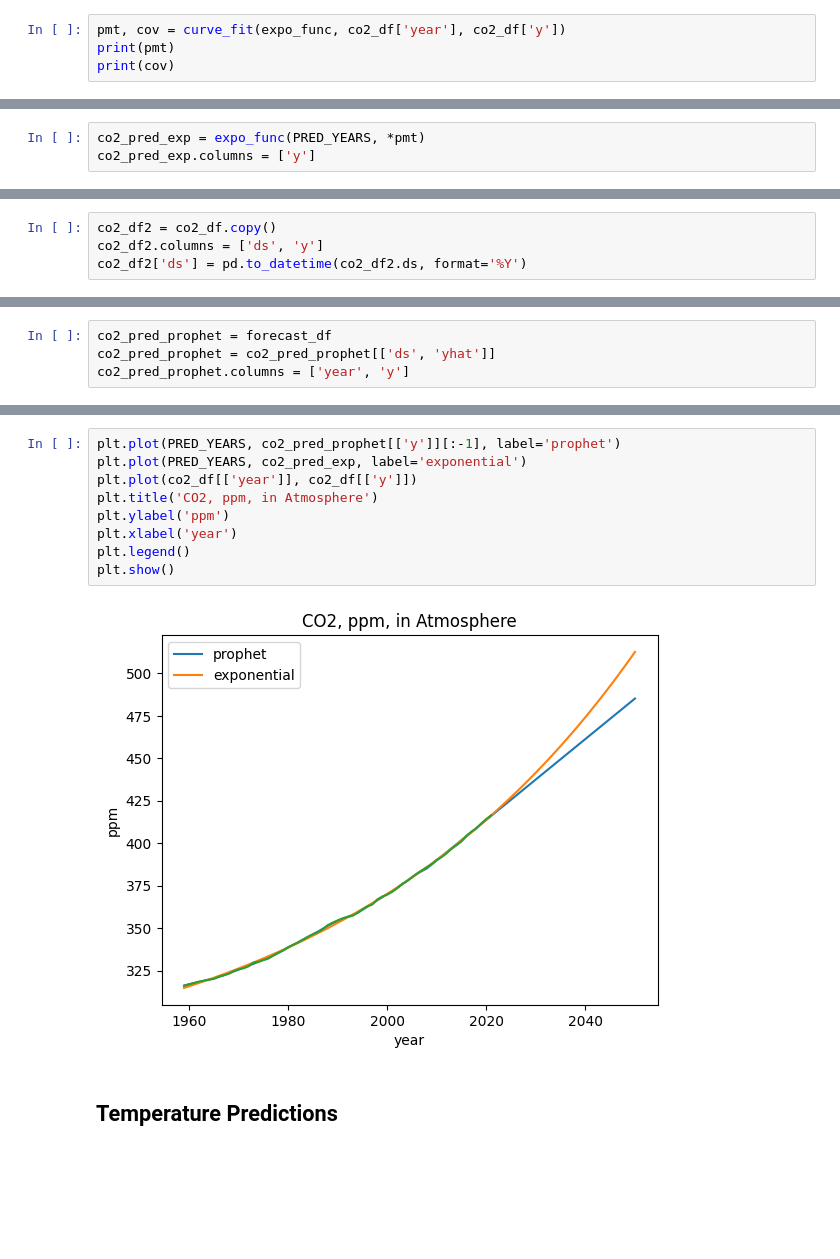
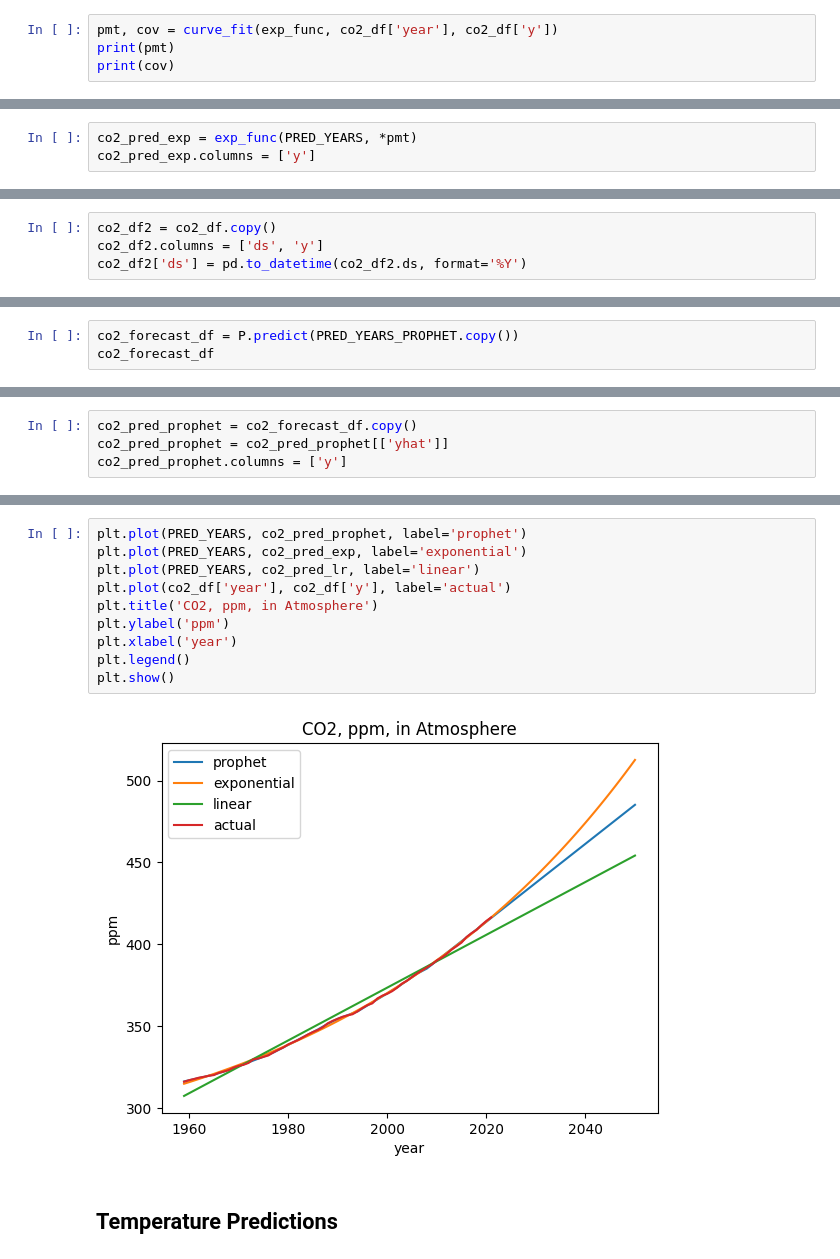
Before and after one commit to akioweh/The-HiMCM, a Jupyter notebook: py/main.ipynb, the cells around one changed output, grey strips where cells are left out. Cells and saved outputs as stored; diff of their text form; blank space fills up the shorter version.

Commit message:
more prediction models and cleanup

```diff
--- a/py/main.ipynb
+++ b/py/main.ipynb
@@ -172,5 +211,5 @@ def expo_func(x, a, b, c, d):
 # %%
-pmt, cov = curve_fit(expo_func, co2_df['year'], co2_df['y'])
+pmt, cov = curve_fit(exp_func, co2_df['year'], co2_df['y'])
 print(pmt)
 print(cov)
 # %% [output]
@@ -180,5 +219,5 @@ print(cov)
  [ 8.87805151e+07 -4.40165028e+10  7.51666866e+13 -4.17030800e+06]
  [-4.92518315e+00  2.44201642e+03 -4.17027068e+06  5.91488324e+00]]
 # %%
-co2_pred_exp = expo_func(PRED_YEARS, *pmt)
+co2_pred_exp = exp_func(PRED_YEARS, *pmt)
 co2_pred_exp.columns = ['y']
@@ -272,0 +264,3 @@ forecast_df
+# %%
+co2_forecast_df = P.predict(PRED_YEARS_PROPHET.copy())
+co2_forecast_df
@@ -279,7 +287,7 @@ fig2 = P.plot_components(forecast_df)
 # %%
-co2_pred_prophet = forecast_df
-co2_pred_prophet = co2_pred_prophet[['ds', 'yhat']]
-co2_pred_prophet.columns = ['year', 'y']
+co2_pred_prophet = co2_forecast_df.copy()
+co2_pred_prophet = co2_pred_prophet[['yhat']]
+co2_pred_prophet.columns = ['y']
 # %%
 bivariate_stats(co2_df['y'], co2_pred_prophet['y'])
 error_stats(co2_df['y'], co2_pred_prophet['y'][:63])
@@ -291,16 +300,17 @@ MSE: 0.10309700037217488
 MAE: 0.255074231747799
 MAPE: 0.0007003927564841805%
 # %%
-plt.plot(PRED_YEARS, co2_pred_prophet[['y']][:-1], label='prophet')
+plt.plot(PRED_YEARS, co2_pred_prophet, label='prophet')
 plt.plot(PRED_YEARS, co2_pred_exp, label='exponential')
-plt.plot(co2_df[['year']], co2_df[['y']])
+plt.plot(PRED_YEARS, co2_pred_lr, label='linear')
+plt.plot(co2_df['year'], co2_df['y'], label='actual')
 plt.title('CO2, ppm, in Atmosphere')
 plt.ylabel('ppm')
 plt.xlabel('year')
 plt.legend()
 plt.show()
 # %% [output]
-[figure, old version]
+[figure, new version]
 # %% [markdown]
 ## Temperature Predictions
 # %% [markdown]
```
Also changed, not shown: parts of 36 cells of this notebook.
